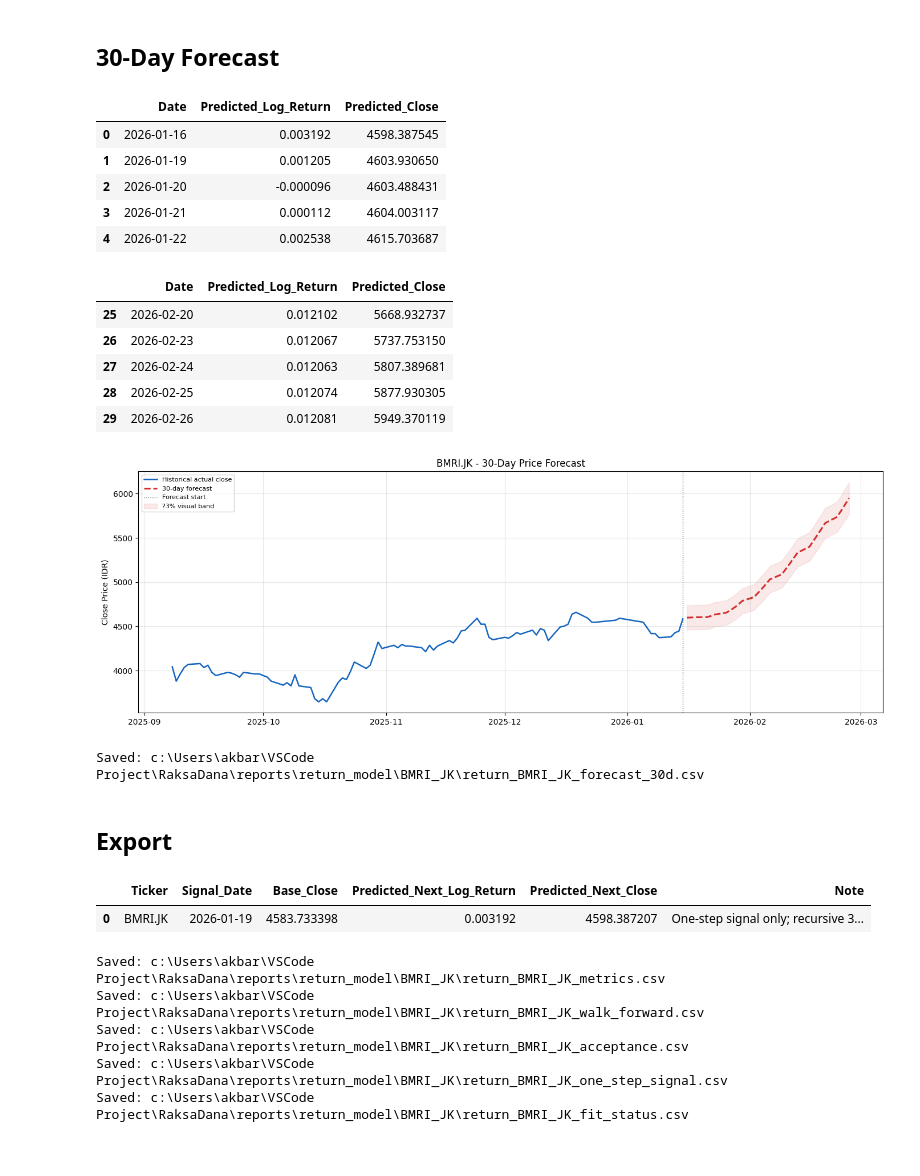
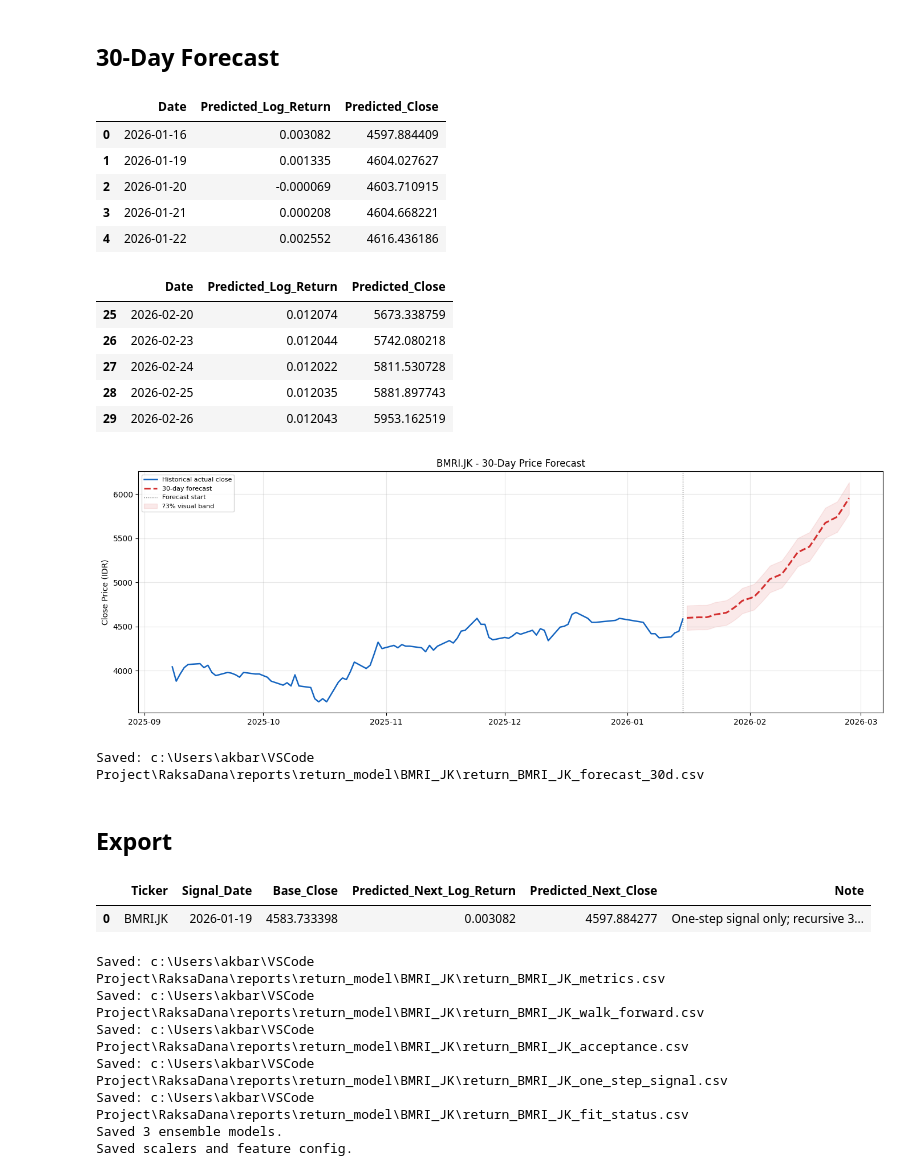
Before and after one commit to RaksaDana/RaksaDana, a Jupyter notebook: notebook/05.BMRI-Modelling-Evaluation.ipynb, the cells around one changed output. Saved outputs shown, nothing was run; the diff lists cells and outputs as text; code cells hidden in the pictures.

```diff
--- a/notebook/05.BMRI-Modelling-Evaluation.ipynb
+++ b/notebook/05.BMRI-Modelling-Evaluation.ipynb
@@ -141,6 +147,7 @@ def add_return_features(df):
         'Volatility_5', 'Volatility_10', 'Volatility_20', 'RSI',
         'MACD', 'MACD_signal', 'MACD_Hist', 'BB_width_pct',
         'Volume_Change', 'Volume_Ratio_7',
+        'ROE', 'EPS', 'DY',
     ]
     needed = feature_cols + ['Next_Log_Return', 'Next_Close', 'Target_Date']
     df = df.replace([np.inf, -np.inf], np.nan).dropna(subset=needed)
@@ -428,10 +482,16 @@ def inverse_return(scaled_pred):
     return target_scaler.inverse_transform(np.asarray(scaled_pred).reshape(-1, 1)).ravel()
 
 train_lstm_scaled = np.mean([m.predict(X_train, verbose=0).ravel() for m in ensemble], axis=0)
-test_lstm_scaled = np.mean([m.predict(X_test, verbose=0).ravel() for m in ensemble], axis=0)
+test_lstm_scaled  = np.mean([m.predict(X_test,  verbose=0).ravel() for m in ensemble], axis=0)
 train_lstm_pred = inverse_return(train_lstm_scaled)
-test_lstm_pred = inverse_return(test_lstm_scaled)
+test_lstm_pred  = inverse_return(test_lstm_scaled)
 metrics_df = pd.concat([metrics_df, evaluate_model('LSTM_Return_Ensemble', train_lstm_pred, test_lstm_pred)], ignore_index=True)
+
+# LSTM Univariat
+if ensemble_uni:
+    train_uni_scaled = np.mean([m.predict(X_train_uni, verbose=0).ravel() for m in ensemble_uni], axis=0)
+    test_uni_scaled  = np.mean([m.predict(X_test_uni,  verbose=0).ravel() for m in ensemble_uni], axis=0)
+    metrics_df = pd.concat([metrics_df, evaluate_model('LSTM_Univariate', inverse_return(train_uni_scaled), inverse_return(test_uni_scaled))], ignore_index=True)
 
 test_metrics = metrics_df[metrics_df.Split == 'Test'].copy()
 naive_row = test_metrics[test_metrics.Model == 'Naive_Zero_Return'].iloc[0]
@@ -449,7 +509,7 @@ acceptance_df = pd.DataFrame([{
 display(test_metrics.style.format({
     'Return_MAE': '{:.5f}', 'Return_RMSE': '{:.5f}',
     'Price_MAE': '{:,.2f}', 'Price_RMSE': '{:,.2f}', 'Price_MAPE': '{:.3f}%',
-    'Price_R2': '{:.4f}', 'Direction_Accuracy': '{:.2f}%'
+    'Price_R2': '{:.4f}', 'Direction_Accuracy': '{:.2f}%',
 }))
 display(acceptance_df)
 # %% [output]
@@ -674,48 +737,67 @@ forecast_30d.to_csv(forecast_path, index=False)
 print('Saved:', forecast_path)
 # %% [output]
 |  | Date | Predicted_Log_Return | Predicted_Close |
-| 0 | 2026-01-16 | 0.003192 | 4598.387545 |
-| 1 | 2026-01-19 | 0.001205 | 4603.930650 |
-| 2 | 2026-01-20 | -0.000096 | 4603.488431 |
-| 3 | 2026-01-21 | 0.000112 | 4604.003117 |
-| 4 | 2026-01-22 | 0.002538 | 4615.703687 |
+| 0 | 2026-01-16 | 0.003082 | 4597.884409 |
+| 1 | 2026-01-19 | 0.001335 | 4604.027627 |
+| 2 | 2026-01-20 | -0.000069 | 4603.710915 |
+| 3 | 2026-01-21 | 0.000208 | 4604.668221 |
+| 4 | 2026-01-22 | 0.002552 | 4616.436186 |
 |  | Date | Predicted_Log_Return | Predicted_Close |
-| 25 | 2026-02-20 | 0.012102 | 5668.932737 |
-| 26 | 2026-02-23 | 0.012067 | 5737.753150 |
-| 27 | 2026-02-24 | 0.012063 | 5807.389681 |
-| 28 | 2026-02-25 | 0.012074 | 5877.930305 |
-| 29 | 2026-02-26 | 0.012081 | 5949.370119 |
+| 25 | 2026-02-20 | 0.012074 | 5673.338759 |
+| 26 | 2026-02-23 | 0.012044 | 5742.080218 |
+| 27 | 2026-02-24 | 0.012022 | 5811.530728 |
+| 28 | 2026-02-25 | 0.012035 | 5881.897743 |
+| 29 | 2026-02-26 | 0.012043 | 5953.162519 |
 [figure]
 Saved: c:\Users\akbar\VSCode Project\RaksaDana\reports\return_model\BMRI_JK\return_BMRI_JK_forecast_30d.csv
 # %% [markdown]
 ## Export
 # %%
+import pickle, json
+
 one_step_signal = pd.DataFrame([{
     'Ticker': TICKER,
     'Signal_Date': pd.Timestamp(test_dates.iloc[-1]).date().isoformat(),
     'Base_Close': float(test_base_close[-1]),
     'Predicted_Next_Log_Return': float(test_lstm_pred[-1]),
     'Predicted_Next_Close': float(test_base_close[-1] * np.exp(test_lstm_pred[-1])),
     'Note': 'One-step signal only; recursive 30-day forecast intentionally disabled.',
 }])
 display(one_step_signal)
 
+# Save CSV reports
 outputs = {
     f'return_{SAFE_TICKER}_metrics.csv': metrics_df,
     f'return_{SAFE_TICKER}_walk_forward.csv': walk_forward_df,
     f'return_{SAFE_TICKER}_acceptance.csv': acceptance_df,
     f'return_{SAFE_TICKER}_one_step_signal.csv': one_step_signal,
     f'return_{SAFE_TICKER}_fit_status.csv': fit_status_df,
 }
 for name, table in outputs.items():
     path = RETURN_REPORT_DIR / name
     table.to_csv(path, index=False)
     print('Saved:', path)
+
+# Save all ensemble models (seed 42, 123, 7)
+for i, m in enumerate(ensemble):
+    m.save(RETURN_MODEL_DIR / f'return_lstm_{SAFE_TICKER}_seed{SEEDS[i]}.keras')
+print(f'Saved {len(ensemble)} ensemble models.')
+
+# Save scalers and feature config — required by src/inference.py
+with open(RETURN_MODEL_DIR / f'feature_scaler_{SAFE_TICKER}.pkl', 'wb') as f:
+    pickle.dump(feature_scaler, f)
+with open(RETURN_MODEL_DIR / f'target_scaler_{SAFE_TICKER}.pkl', 'wb') as f:
+    pickle.dump(target_scaler, f)
+with open(RETURN_MODEL_DIR / f'feature_cols_{SAFE_TICKER}.json', 'w') as f:
+    json.dump({'ticker': TICKER, 'feature_cols': feature_cols, 'window_size': WINDOW_SIZE}, f, indent=2)
+print('Saved scalers and feature config.')
 # %% [output]
 |  | Ticker | Signal_Date | Base_Close | Predicted_Next_Log_Return | Predicted_Next_Close | Note |
-| 0 | BMRI.JK | 2026-01-19 | 4583.733398 | 0.003192 | 4598.387207 | One-step signal only; recursive 3... |
+| 0 | BMRI.JK | 2026-01-19 | 4583.733398 | 0.003082 | 4597.884277 | One-step signal only; recursive 3... |
 Saved: c:\Users\akbar\VSCode Project\RaksaDana\reports\return_model\BMRI_JK\return_BMRI_JK_metrics.csv
 Saved: c:\Users\akbar\VSCode Project\RaksaDana\reports\return_model\BMRI_JK\return_BMRI_JK_walk_forward.csv
 Saved: c:\Users\akbar\VSCode Project\RaksaDana\reports\return_model\BMRI_JK\return_BMRI_JK_acceptance.csv
 Saved: c:\Users\akbar\VSCode Project\RaksaDana\reports\return_model\BMRI_JK\return_BMRI_JK_one_step_signal.csv
 Saved: c:\Users\akbar\VSCode Project\RaksaDana\reports\return_model\BMRI_JK\return_BMRI_JK_fit_status.csv
+Saved 3 ensemble models.
+Saved scalers and feature config.
```
Also changed, not shown: parts of 9 cells of this notebook, 53 other files.
